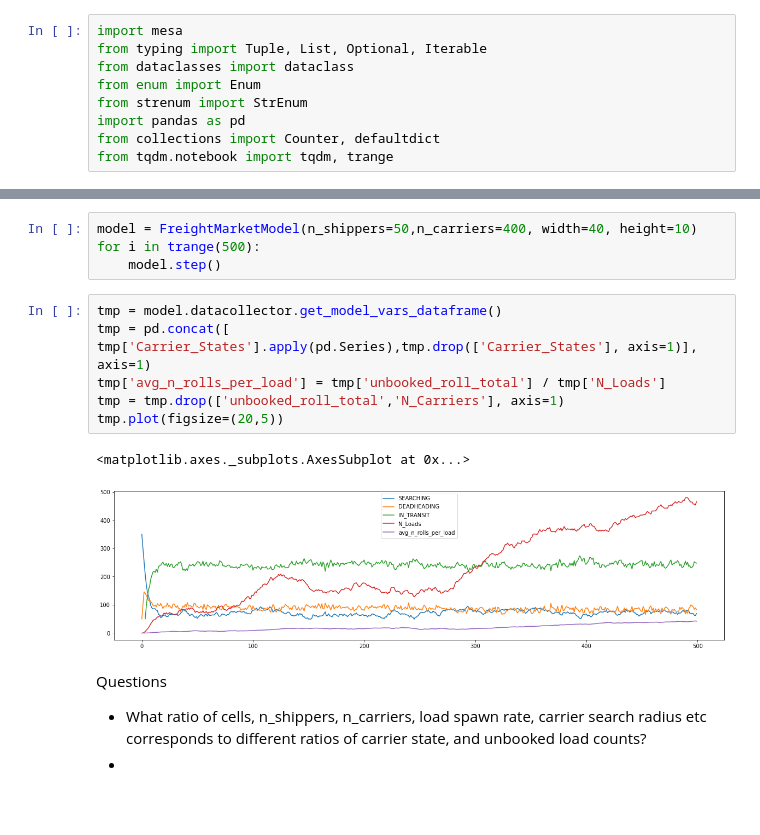
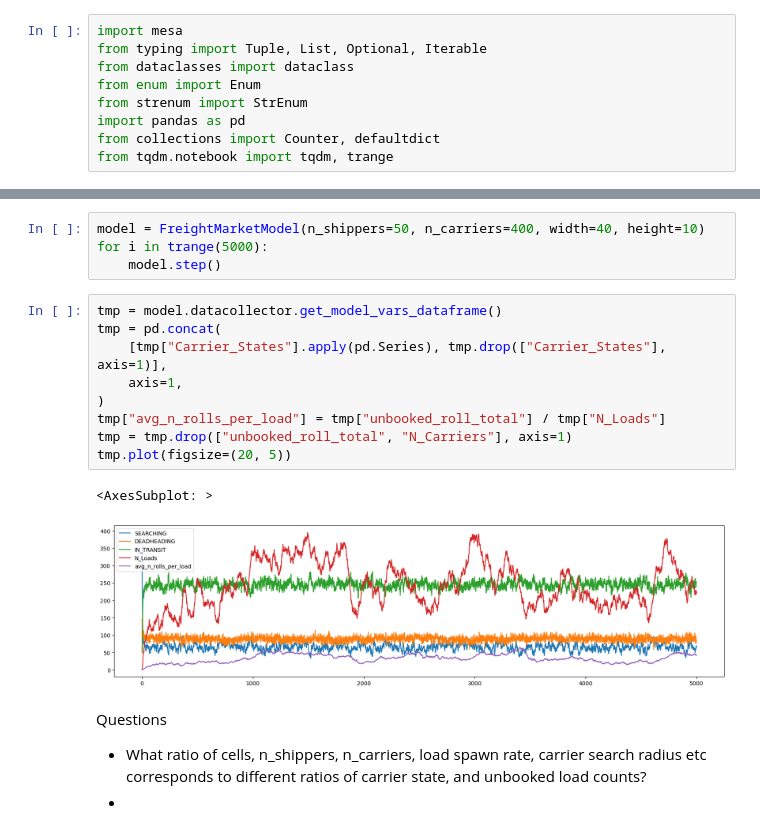
Before and after one commit to BStai/abm, a Jupyter notebook: notebooks/abm_poc.ipynb, the cells around one changed output, grey strips where cells are left out. Drawn from its saved outputs; the diff is of its cells as text; blank space fills up the shorter version.

```diff
--- a/notebooks/abm_poc.ipynb
+++ b/notebooks/abm_poc.ipynb
@@ -344,16 +356,19 @@ class ShipperAgent(mesa.Agent):
 # %%
-model = FreightMarketModel(n_shippers=50,n_carriers=400, width=40, height=10)
-for i in trange(500):
+model = FreightMarketModel(n_shippers=50, n_carriers=400, width=40, height=10)
+for i in trange(5000):
     model.step()
 # %%
 tmp = model.datacollector.get_model_vars_dataframe()
-tmp = pd.concat([ tmp['Carrier_States'].apply(pd.Series),tmp.drop(['Carrier_States'], axis=1)], axis=1)
-tmp['avg_n_rolls_per_load'] = tmp['unbooked_roll_total'] / tmp['N_Loads']
-tmp = tmp.drop(['unbooked_roll_total','N_Carriers'], axis=1)
-tmp.plot(figsize=(20,5))
+tmp = pd.concat(
+    [tmp["Carrier_States"].apply(pd.Series), tmp.drop(["Carrier_States"], axis=1)],
+    axis=1,
+)
+tmp["avg_n_rolls_per_load"] = tmp["unbooked_roll_total"] / tmp["N_Loads"]
+tmp = tmp.drop(["unbooked_roll_total", "N_Carriers"], axis=1)
+tmp.plot(figsize=(20, 5))
 # %% [output]
-<matplotlib.axes._subplots.AxesSubplot at 0x...>
+<AxesSubplot: >
-[figure, old version]
+[figure, new version]
 # %% [markdown]
 Questions
 - What ratio of cells, n_shippers, n_carriers, load spawn rate, carrier search radius etc corresponds to different ratios of carrier state, and unbooked load counts?
```
Also changed, not shown: parts of 10 cells of this notebook, 14 other files.
